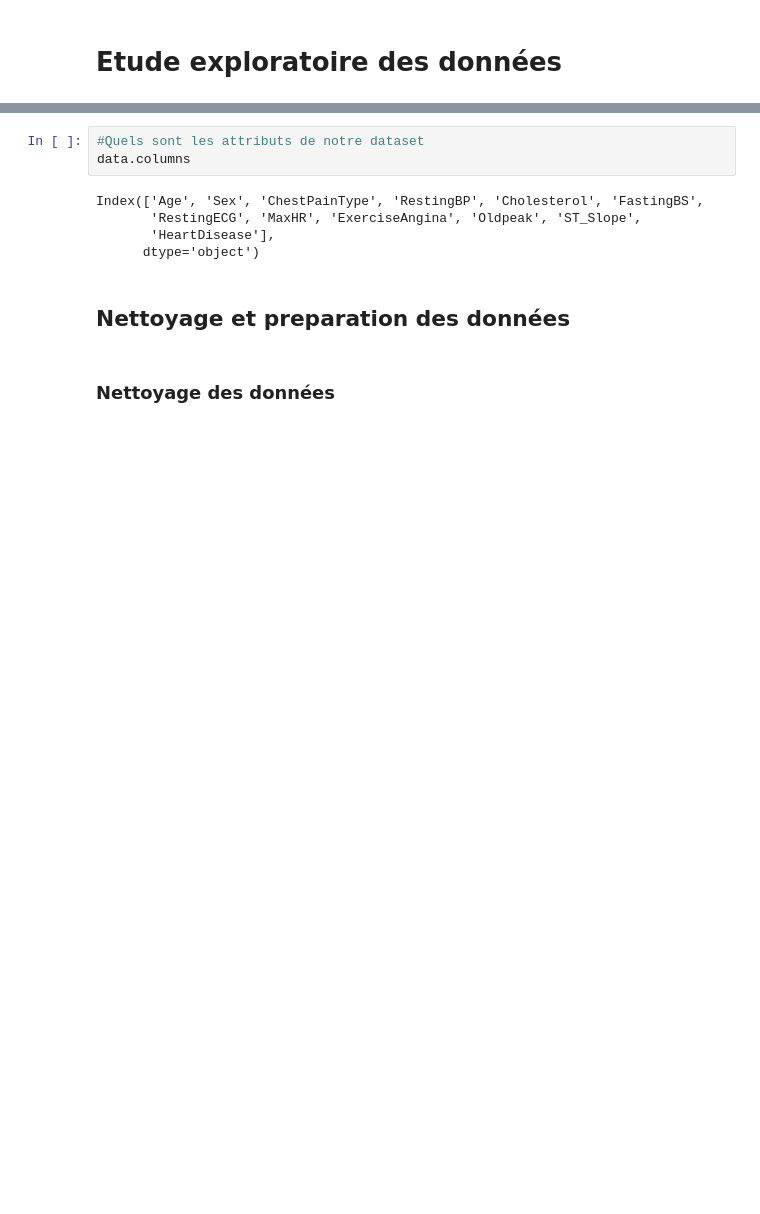
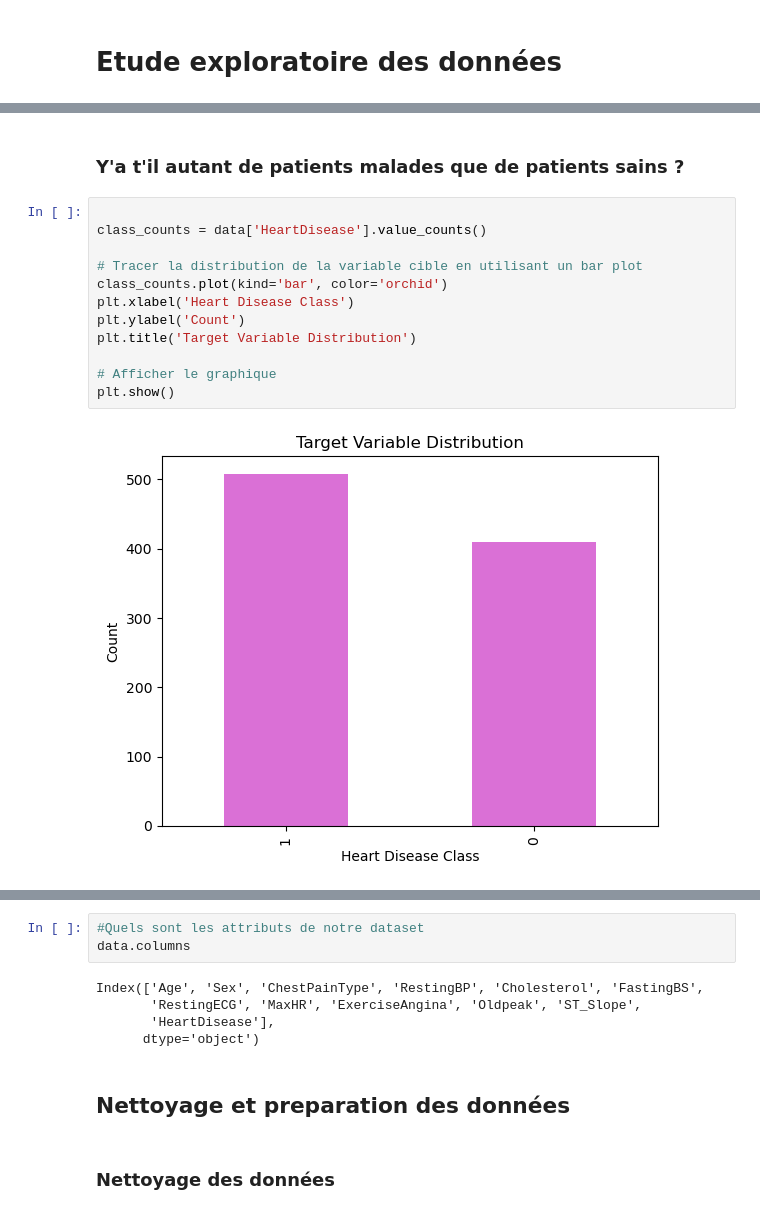
Before and after one commit to adchejjari/machine-l, a Jupyter notebook: ML2.ipynb, the cells around one changed output, grey strips where cells are left out. Saved outputs shown, nothing was run; the diff lists cells and outputs as text; blank space fills up the shorter version.

```diff
--- a/ML2.ipynb
+++ b/ML2.ipynb
@@ -48,0 +47,16 @@ data.shape
+# %% [markdown]
+### Y'a t'il autant de patients malades que de patients sains ?
+# %%
+
+class_counts = data['HeartDisease'].value_counts()
+
+# Tracer la distribution de la variable cible en utilisant un bar plot
+class_counts.plot(kind='bar', color='orchid')
+plt.xlabel('Heart Disease Class')
+plt.ylabel('Count')
+plt.title('Target Variable Distribution')
+
+# Afficher le graphique
+plt.show()
+# %% [output]
+[figure, added]
```
Also changed, not shown: parts of 19 cells of this notebook.
